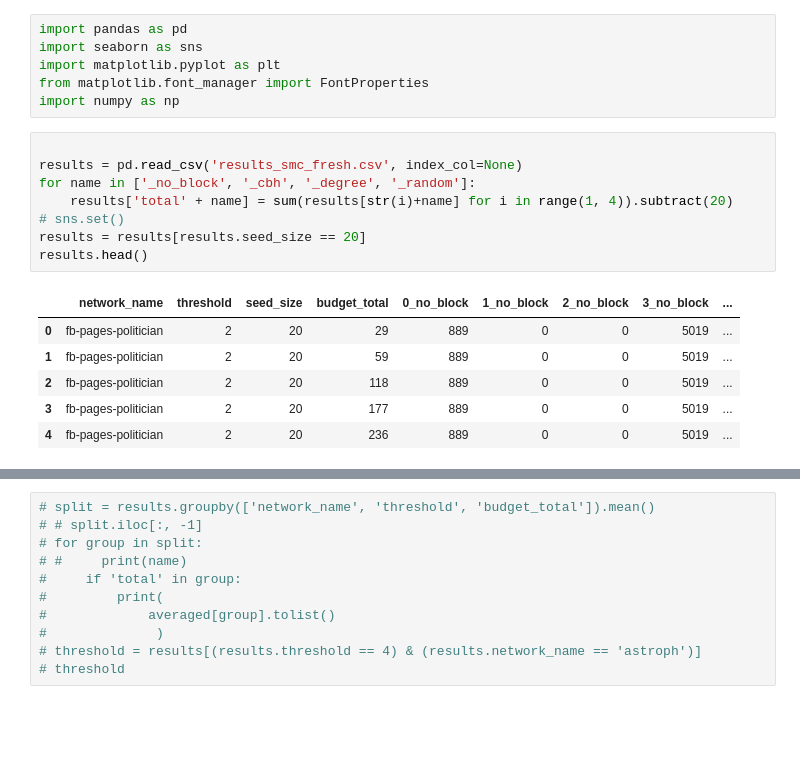
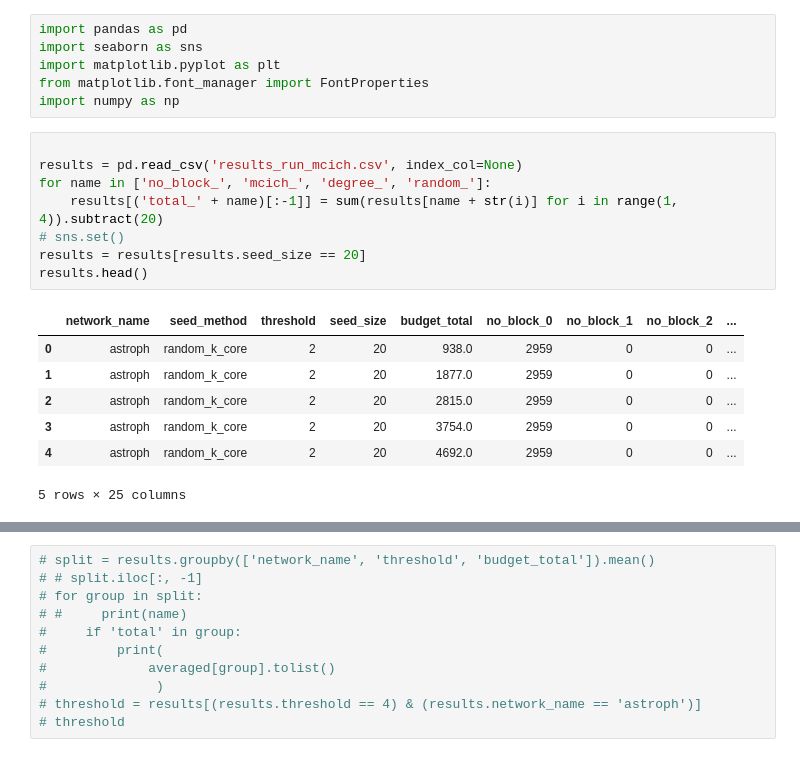
Before and after one commit to hcars/threshold_simulations_refactored, a Jupyter notebook: complex_net_proposal/experiment_results/analysis.ipynb, the cells around one changed output, grey strips where cells are left out. Saved outputs shown, nothing was run; the diff lists cells and outputs as text; blank space fills up the shorter version.

```diff
--- a/complex_net_proposal/experiment_results/analysis.ipynb
+++ b/complex_net_proposal/experiment_results/analysis.ipynb
@@ -6,19 +6,20 @@ from matplotlib.font_manager import FontProperties
 import numpy as np
 # %%
 
-results = pd.read_csv('results_smc_fresh.csv', index_col=None)
-for name in ['_no_block', '_cbh', '_degree', '_random']:
-    results['total' + name] = sum(results[str(i)+name] for i in range(1, 4)).subtract(20)
+results = pd.read_csv('results_run_mcich.csv', index_col=None)
+for name in ['no_block_', 'mcich_', 'degree_', 'random_']:
+    results[('total_' + name)[:-1]] = sum(results[name + str(i)] for i in range(1, 4)).subtract(20)
 # sns.set()
 results = results[results.seed_size == 20]
 results.head()
 # %% [output]
-|  | network_name | threshold | seed_size | budget_total | 0_no_block | 1_no_block | 2_no_block | 3_no_block | ... |
-| 0 | fb-pages-politician | 2 | 20 | 29 | 889 | 0 | 0 | 5019 | ... |
-| 1 | fb-pages-politician | 2 | 20 | 59 | 889 | 0 | 0 | 5019 | ... |
-| 2 | fb-pages-politician | 2 | 20 | 118 | 889 | 0 | 0 | 5019 | ... |
-| 3 | fb-pages-politician | 2 | 20 | 177 | 889 | 0 | 0 | 5019 | ... |
-| 4 | fb-pages-politician | 2 | 20 | 236 | 889 | 0 | 0 | 5019 | ... |
+|  | network_name | seed_method | threshold | seed_size | budget_total | no_block_0 | no_block_1 | no_block_2 | ... |
+| 0 | astroph | random_k_core | 2 | 20 | 938.0 | 2959 | 0 | 0 | ... |
+| 1 | astroph | random_k_core | 2 | 20 | 1877.0 | 2959 | 0 | 0 | ... |
+| 2 | astroph | random_k_core | 2 | 20 | 2815.0 | 2959 | 0 | 0 | ... |
+| 3 | astroph | random_k_core | 2 | 20 | 3754.0 | 2959 | 0 | 0 | ... |
+| 4 | astroph | random_k_core | 2 | 20 | 4692.0 | 2959 | 0 | 0 | ... |
+5 rows × 25 columns
 # %%
 for i in range(results.shape[0]):
     if results.iloc[i,0] == "astroph":
```
Also changed, not shown: parts of 3 cells of this notebook, 14 other files.
